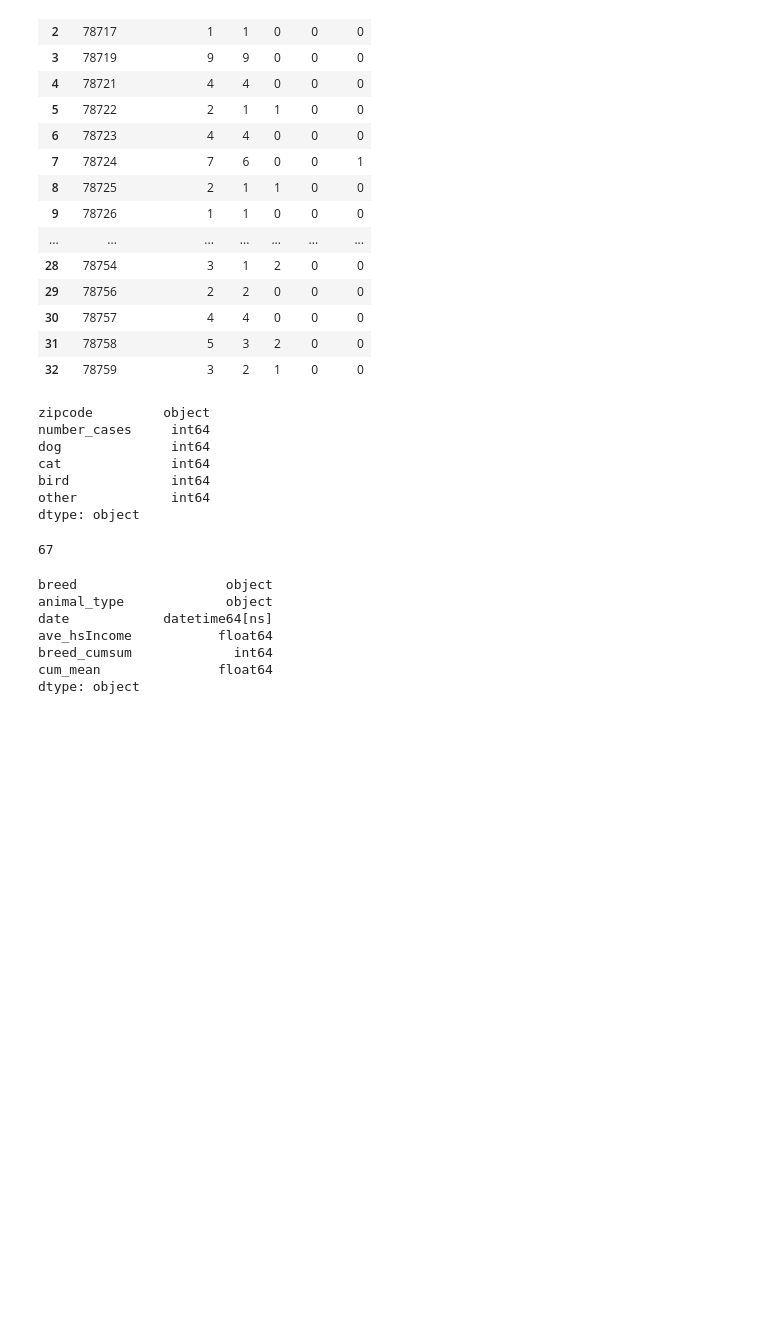
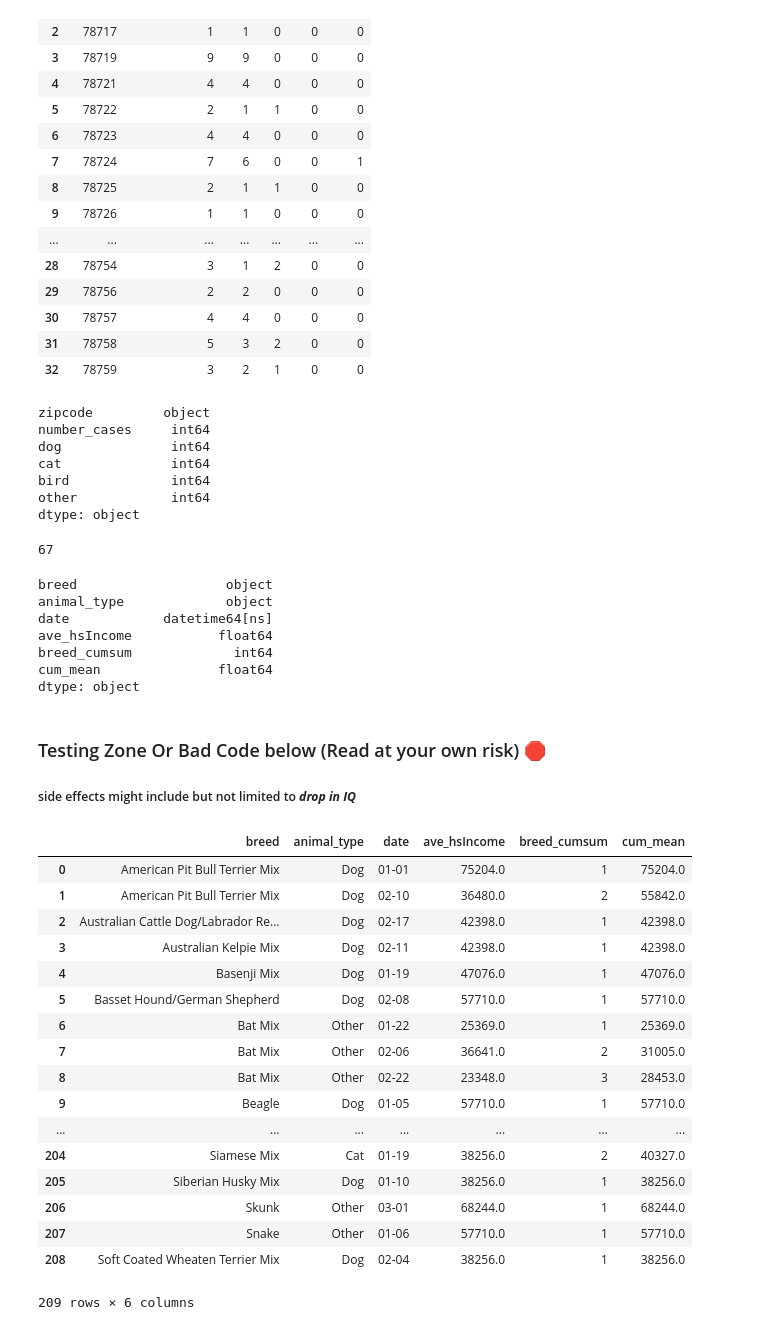
Before and after one commit to ziangzhang10/austin-animal-shelters, a Jupyter notebook: geopandas.ipynb, the cells around one changed output. Drawn from its saved outputs; the diff is of its cells as text; code cells hidden in the pictures; blank space fills up the shorter version.

Commit message:
pushing second version of cleaned breed data 2

```diff
--- a/geopandas.ipynb
+++ b/geopandas.ipynb
@@ -231,0 +232,34 @@ sorted_df.to_csv('SliderPlot/breed_data.csv')
+# %% [markdown]
+### Testing Zone Or Bad Code below (Read at your own risk) 🛑 <br>
+##### side effects might include but not limited to <strong><em>drop in IQ</em></strong>
+# %%
+# convert 'date' column back to string
+sorted_df['date'] = sorted_df['date'].astype(str)
+# get rid of
+sorted_df['date'] = [x.split(' ')[0] for x in sorted_df['date']]
+# start stop and step variables
+start, stop, step = 5, -1, 1
+# slice
+sorted_df["date"]= sorted_df["date"].str.slice(start)
+# save date
+# %%
+sorted_df
+# %% [output]
+|  | breed | animal_type | date | ave_hsIncome | breed_cumsum | cum_mean |
+| 0 | American Pit Bull Terrier Mix | Dog | 01-01 | 75204.0 | 1 | 75204.0 |
+| 1 | American Pit Bull Terrier Mix | Dog | 02-10 | 36480.0 | 2 | 55842.0 |
+| 2 | Australian Cattle Dog/Labrador Re... | Dog | 02-17 | 42398.0 | 1 | 42398.0 |
+| 3 | Australian Kelpie Mix | Dog | 02-11 | 42398.0 | 1 | 42398.0 |
+| 4 | Basenji Mix | Dog | 01-19 | 47076.0 | 1 | 47076.0 |
+| 5 | Basset Hound/German Shepherd | Dog | 02-08 | 57710.0 | 1 | 57710.0 |
+| 6 | Bat Mix | Other | 01-22 | 25369.0 | 1 | 25369.0 |
+| 7 | Bat Mix | Other | 02-06 | 36641.0 | 2 | 31005.0 |
+| 8 | Bat Mix | Other | 02-22 | 23348.0 | 3 | 28453.0 |
+| 9 | Beagle | Dog | 01-05 | 57710.0 | 1 | 57710.0 |
+| ... | ... | ... | ... | ... | ... | ... |
+| 204 | Siamese Mix | Cat | 01-19 | 38256.0 | 2 | 40327.0 |
+| 205 | Siberian Husky Mix | Dog | 01-10 | 38256.0 | 1 | 38256.0 |
+| 206 | Skunk | Other | 03-01 | 68244.0 | 1 | 68244.0 |
+| 207 | Snake | Other | 01-06 | 57710.0 | 1 | 57710.0 |
+| 208 | Soft Coated Wheaten Terrier Mix | Dog | 02-04 | 38256.0 | 1 | 38256.0 |
+209 rows × 6 columns
```
Also changed, not shown: parts of 2 cells of this notebook, 4 other files.
